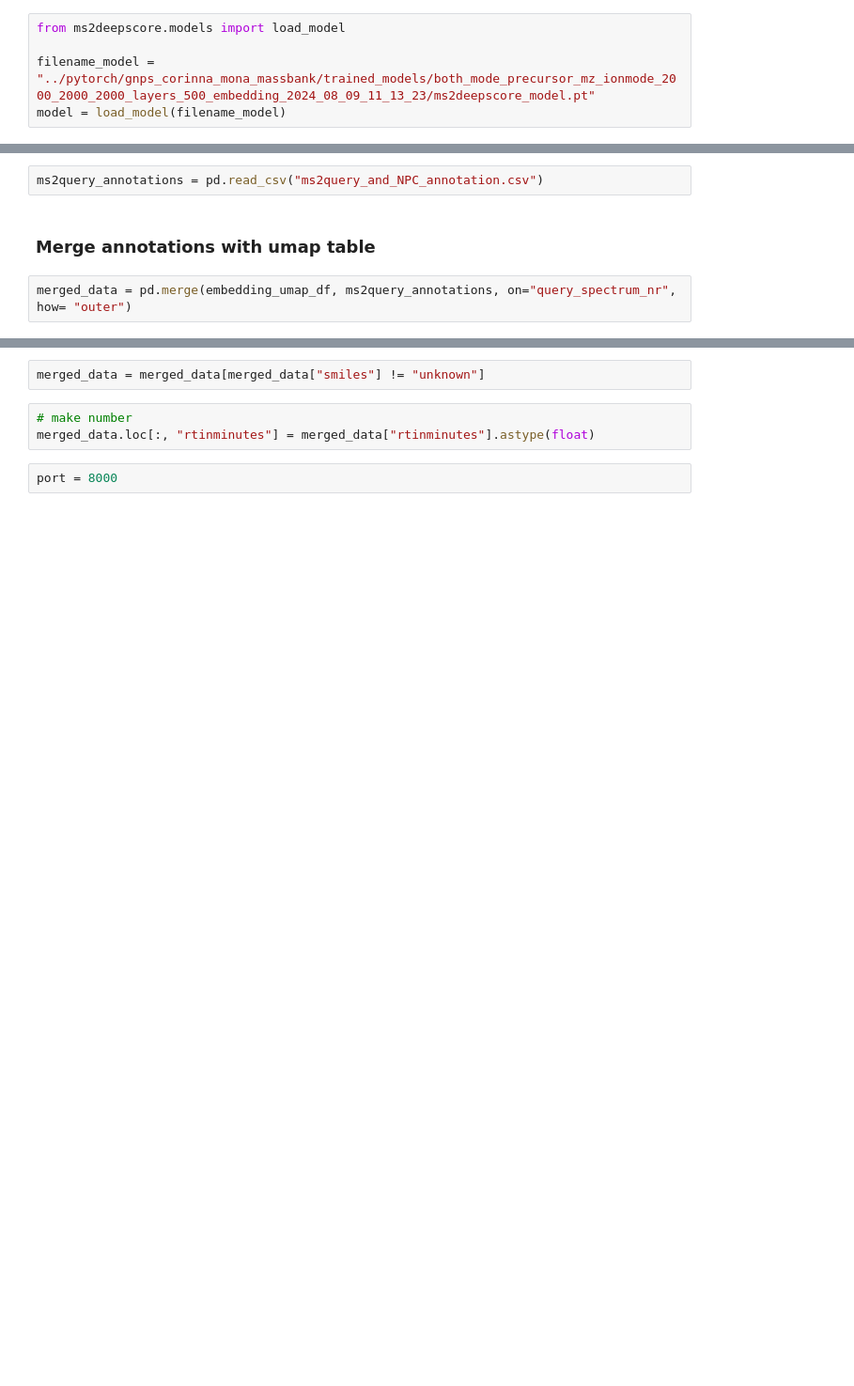
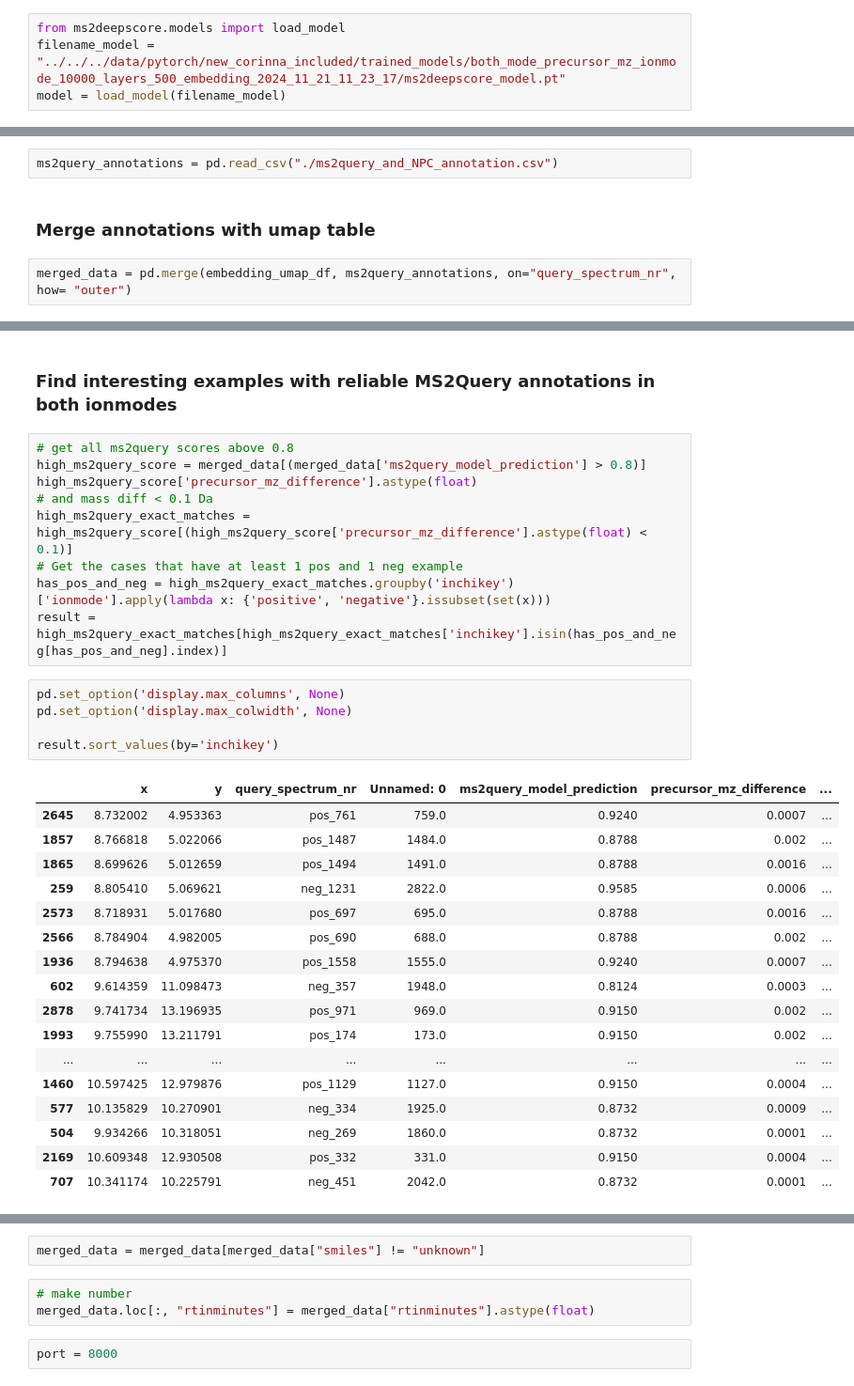
Before and after one commit to matchms/ms2deepscore, a Jupyter notebook: notebooks/case_studies_ms2deepscore_2/visualize_embedding_umap.ipynb, the cells around one changed output, grey strips where cells are left out. Shown at 94% size. Saved outputs shown, nothing was run; the diff lists cells and outputs as text; blank space fills up the shorter version.

```diff
--- a/notebooks/case_studies_ms2deepscore_2/visualize_embedding_umap.ipynb
+++ b/notebooks/case_studies_ms2deepscore_2/visualize_embedding_umap.ipynb
@@ -5,8 +5,7 @@ This notebooks creates a 2D visualization of the case study spectrum set. By usi
 ### Load ms2deepscore model
 # %%
 from ms2deepscore.models import load_model
-
-filename_model = "../pytorch/gnps_corinna_mona_massbank/trained_models/both_mode_precursor_mz_ionmode_2000_2000_2000_layers_500_embedding_2024_08_09_11_13_23/ms2deepscore_model.pt"
+filename_model = "../../../data/pytorch/new_corinna_included/trained_models/both_mode_precursor_mz_ionmode_10000_layers_500_embedding_2024_11_21_11_23_17/ms2deepscore_model.pt"
 model = load_model(filename_model)
 # %%
 from ms2deepscore import MS2DeepScore
@@ -100,7 +84,7 @@ fig.show()
 ### Add annotations to visualization
 Visualizing just the embeddings is not very informative. Below we add the ms2query annotations, but any information can be added in principle.
 # %%
-ms2query_annotations = pd.read_csv("ms2query_and_NPC_annotation.csv")
+ms2query_annotations = pd.read_csv("./ms2query_and_NPC_annotation.csv")
 # %% [markdown]
 ### Merge annotations with umap table
 # %%
@@ -107,0 +172,34 @@ merged_data = pd.merge(embedding_umap_df, ms2query_annotations, on="query_spectr
+# %% [markdown]
+### Find interesting examples with reliable MS2Query annotations in both ionmodes
+# %%
+# get all ms2query scores above 0.8
+high_ms2query_score = merged_data[(merged_data['ms2query_model_prediction'] > 0.8)]
+high_ms2query_score['precursor_mz_difference'].astype(float)
+# and mass diff < 0.1 Da
+high_ms2query_exact_matches = high_ms2query_score[(high_ms2query_score['precursor_mz_difference'].astype(float) < 0.1)]
+# Get the cases that have at least 1 pos and 1 neg example
+has_pos_and_neg = high_ms2query_exact_matches.groupby('inchikey')['ionmode'].apply(lambda x: {'positive', 'negative'}.issubset(set(x)))
+result = high_ms2query_exact_matches[high_ms2query_exact_matches['inchikey'].isin(has_pos_and_neg[has_pos_and_neg].index)]
+# %%
+pd.set_option('display.max_columns', None)
+pd.set_option('display.max_colwidth', None)
+
+result.sort_values(by='inchikey')
+# %% [output]
+|  | x | y | query_spectrum_nr | Unnamed: 0 | ms2query_model_prediction | precursor_mz_difference | ... |
+| 2645 | 8.732002 | 4.953363 | pos_761 | 759.0 | 0.9240 | 0.0007 | ... |
+| 1857 | 8.766818 | 5.022066 | pos_1487 | 1484.0 | 0.8788 | 0.002 | ... |
+| 1865 | 8.699626 | 5.012659 | pos_1494 | 1491.0 | 0.8788 | 0.0016 | ... |
+| 259 | 8.805410 | 5.069621 | neg_1231 | 2822.0 | 0.9585 | 0.0006 | ... |
+| 2573 | 8.718931 | 5.017680 | pos_697 | 695.0 | 0.8788 | 0.0016 | ... |
+| 2566 | 8.784904 | 4.982005 | pos_690 | 688.0 | 0.8788 | 0.002 | ... |
+| 1936 | 8.794638 | 4.975370 | pos_1558 | 1555.0 | 0.9240 | 0.0007 | ... |
+| 602 | 9.614359 | 11.098473 | neg_357 | 1948.0 | 0.8124 | 0.0003 | ... |
+| 2878 | 9.741734 | 13.196935 | pos_971 | 969.0 | 0.9150 | 0.002 | ... |
+| 1993 | 9.755990 | 13.211791 | pos_174 | 173.0 | 0.9150 | 0.002 | ... |
+| ... | ... | ... | ... | ... | ... | ... | ... |
+| 1460 | 10.597425 | 12.979876 | pos_1129 | 1127.0 | 0.9150 | 0.0004 | ... |
+| 577 | 10.135829 | 10.270901 | neg_334 | 1925.0 | 0.8732 | 0.0009 | ... |
+| 504 | 9.934266 | 10.318051 | neg_269 | 1860.0 | 0.8732 | 0.0001 | ... |
+| 2169 | 10.609348 | 12.930508 | pos_332 | 331.0 | 0.9150 | 0.0004 | ... |
+| 707 | 10.341174 | 10.225791 | neg_451 | 2042.0 | 0.8732 | 0.0001 | ... |
```
Also changed, not shown: parts of 22 cells of this notebook.
